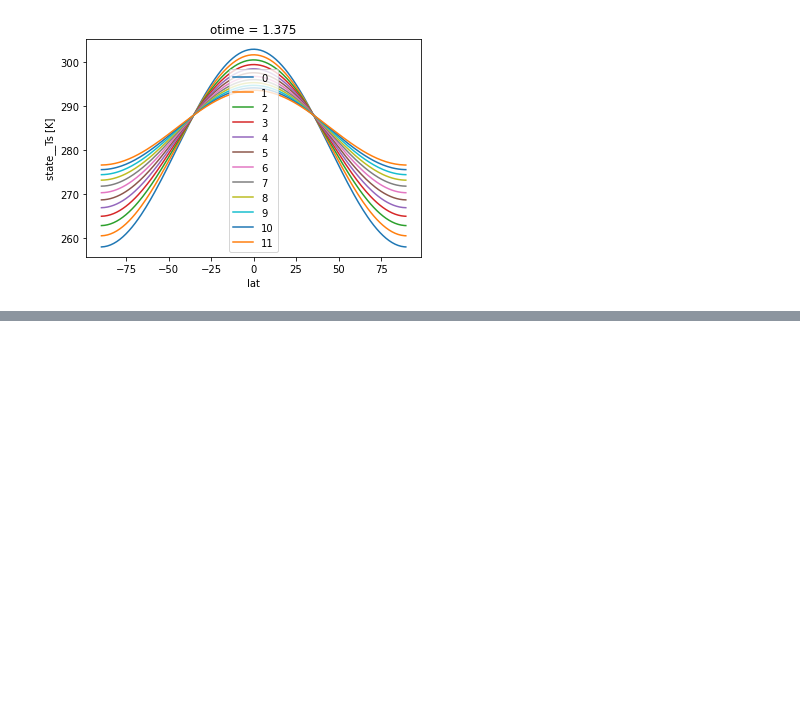
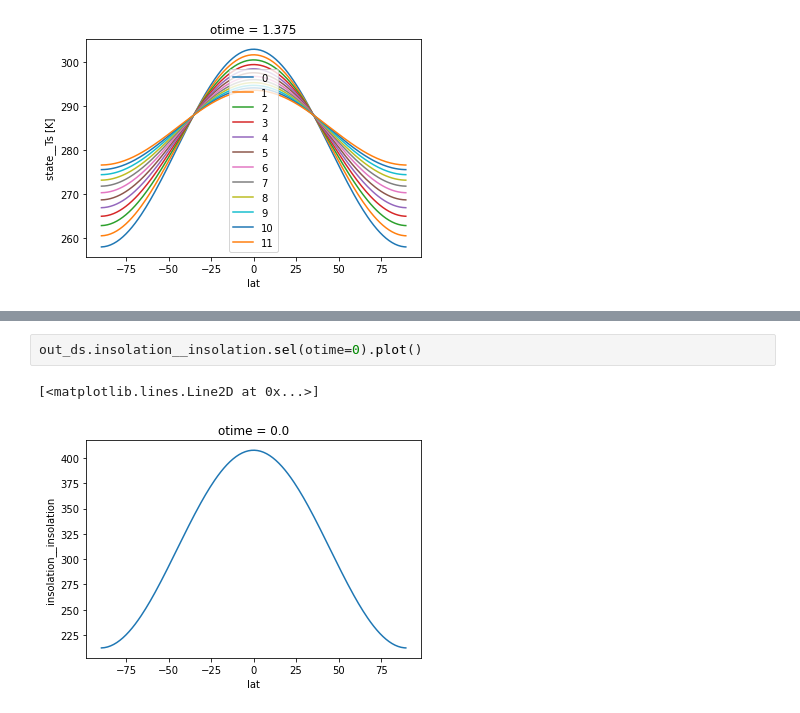
Before and after one commit to brian-rose/future-climlab, a Jupyter notebook: climlab-simlab.ipynb, the cells around one changed output, grey strips where cells are left out. Cells and saved outputs as stored; diff of their text form; blank space fills up the shorter version.

```diff
--- a/climlab-simlab.ipynb
+++ b/climlab-simlab.ipynb
@@ -503,0 +762,5 @@ ax.legend()
+# %%
+out_ds.insolation__insolation.sel(otime=0).plot()
+# %% [output]
+[<matplotlib.lines.Line2D at 0x...>]
+[figure, added]
```
Also changed, not shown: parts of 14 cells of this notebook, 1 other file.
